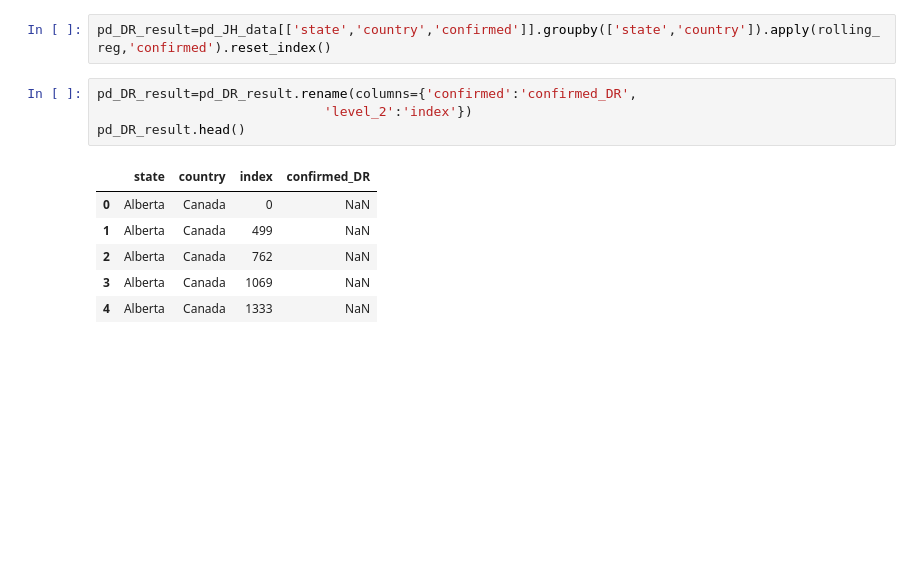
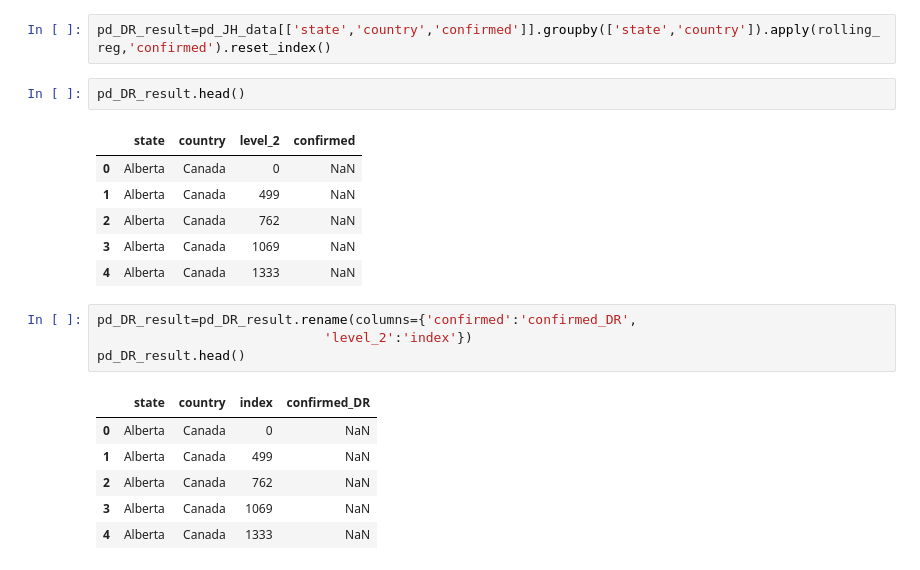
Before and after one commit to MohiniNdn/ads_covid19, a Jupyter notebook: notebooks/Data Preparation Large File-V1.1.ipynb, the cells around one changed output. Saved outputs shown, nothing was run; the diff lists cells and outputs as text; blank space fills up the shorter version.

```diff
--- a/notebooks/Data Preparation Large File-V1.1.ipynb
+++ b/notebooks/Data Preparation Large File-V1.1.ipynb
@@ -402,5 +266,14 @@ KeyError: 'confirmed'
 # %%
 pd_DR_result=pd_JH_data[['state','country','confirmed']].groupby(['state','country']).apply(rolling_reg,'confirmed').reset_index()
+# %%
+pd_DR_result.head()
+# %% [output]
+|  | state | country | level_2 | confirmed |
+| 0 | Alberta | Canada | 0 | NaN |
+| 1 | Alberta | Canada | 499 | NaN |
+| 2 | Alberta | Canada | 762 | NaN |
+| 3 | Alberta | Canada | 1069 | NaN |
+| 4 | Alberta | Canada | 1333 | NaN |
 # %%
 pd_DR_result=pd_DR_result.rename(columns={'confirmed':'confirmed_DR',
                              'level_2':'index'})
```
Also changed, not shown: parts of 40 cells of this notebook, 2 other files.
